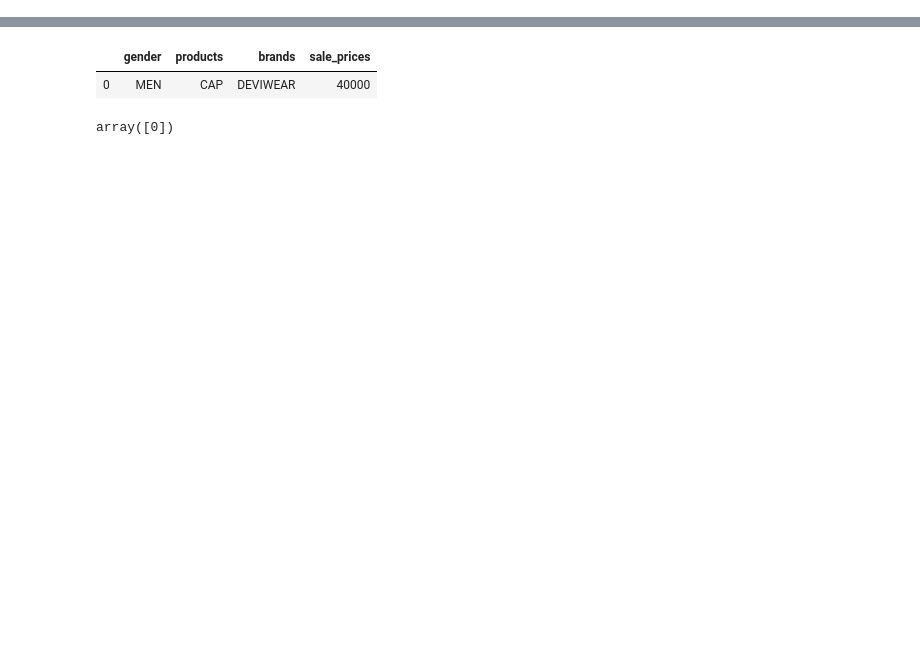
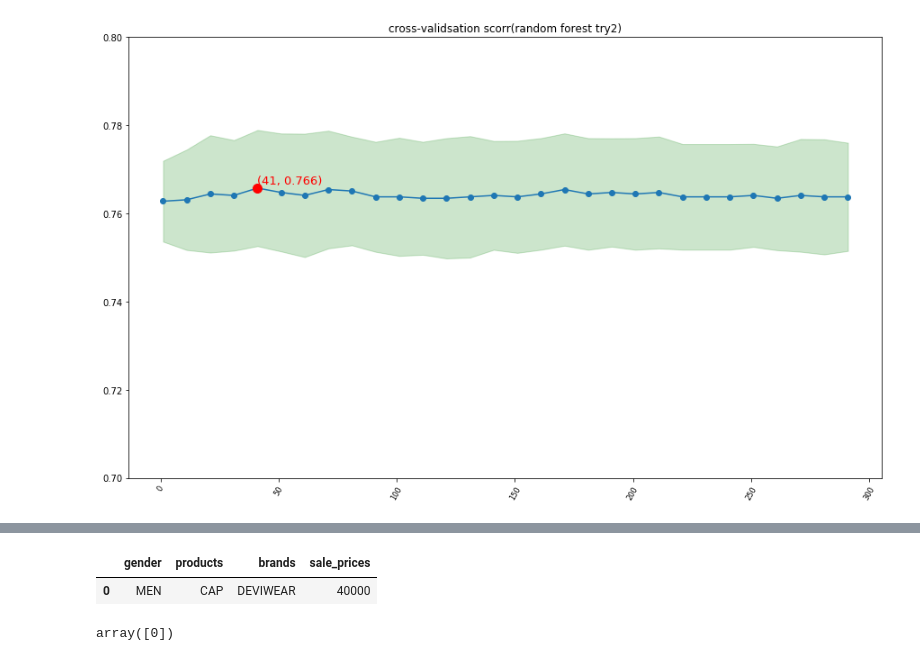
Before and after one commit to trhgu/recommendation_fashion_retail_shop, a Jupyter notebook: pre_research_analyse.ipynb, the cells around one changed output, grey strips where cells are left out. Cells and saved outputs as stored; diff of their text form; code cells hidden in the pictures; blank space fills up the shorter version.

```diff
--- a/pre_research_analyse.ipynb
+++ b/pre_research_analyse.ipynb
@@ -222,0 +300,19 @@ plt.show
+# %%
+check_ran_mean, check_ran_std = extra_tree_check(range(1, 300, 10), [None])
+# %%
+x_label = list(range(1, 300, 10))
+
+plt.figure(figsize=(15,9))
+plt.title("cross-validsation scorr(random forest try2)")
+plt.plot(x_label, check_ran_mean, "o-")
+plt.fill_between(x_label, np.array(check_ran_mean) - np.array(check_ran_std),
+                 np.array(check_ran_mean) + np.array(check_ran_std), alpha=0.2, color="g")
+plt.plot(x_label[check_ran_mean.index(max(check_ran_mean))], max(check_ran_mean), 'ro', ms=10)
+plt.text(x_label[check_ran_mean.index(max(check_ran_mean))], max(check_ran_mean)+0.001, "({}, {})".format(
+    x_label[check_ran_mean.index(max(check_ran_mean))], round(max(check_ran_mean), 3)), fontdict={"size": 13, "color": "r"})
+plt.xticks(rotation=60, fontsize='small')
+plt.ylim(0.7,0.8)
+
+plt.show()
+# %% [output]
+[figure, added]
```
Also changed, not shown: parts of 106 cells of this notebook.
